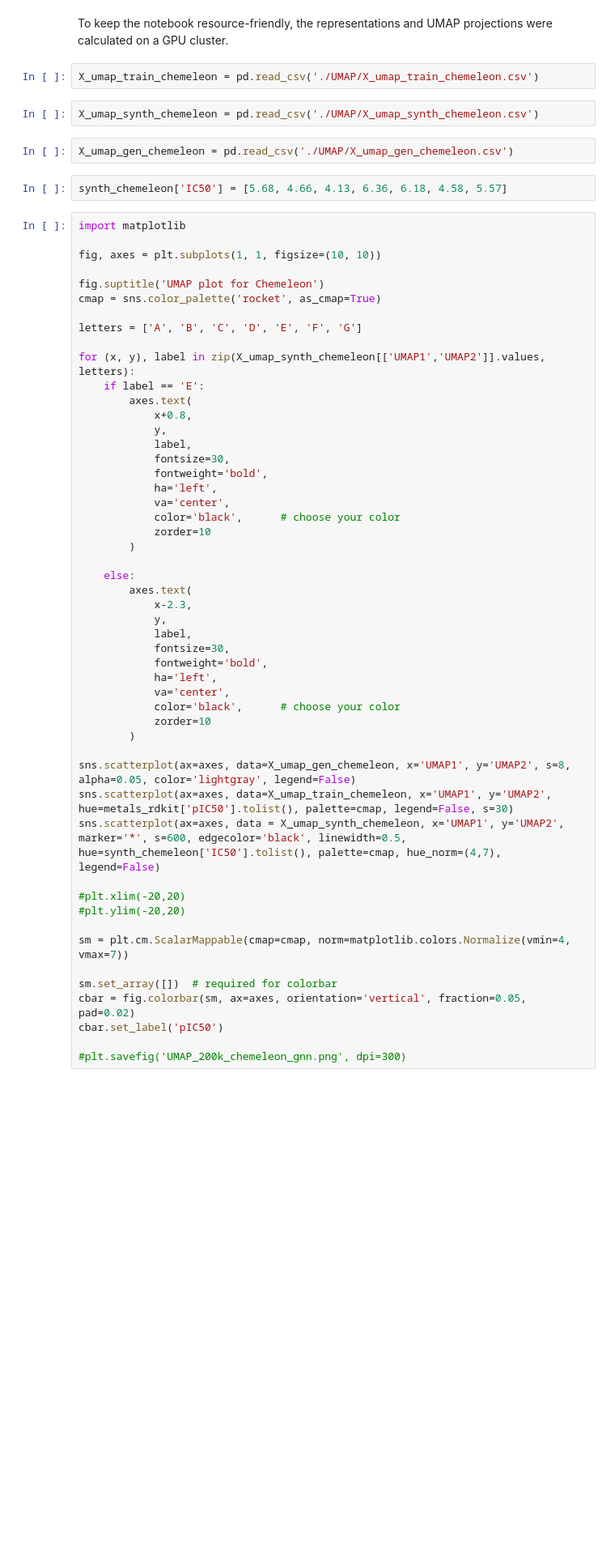
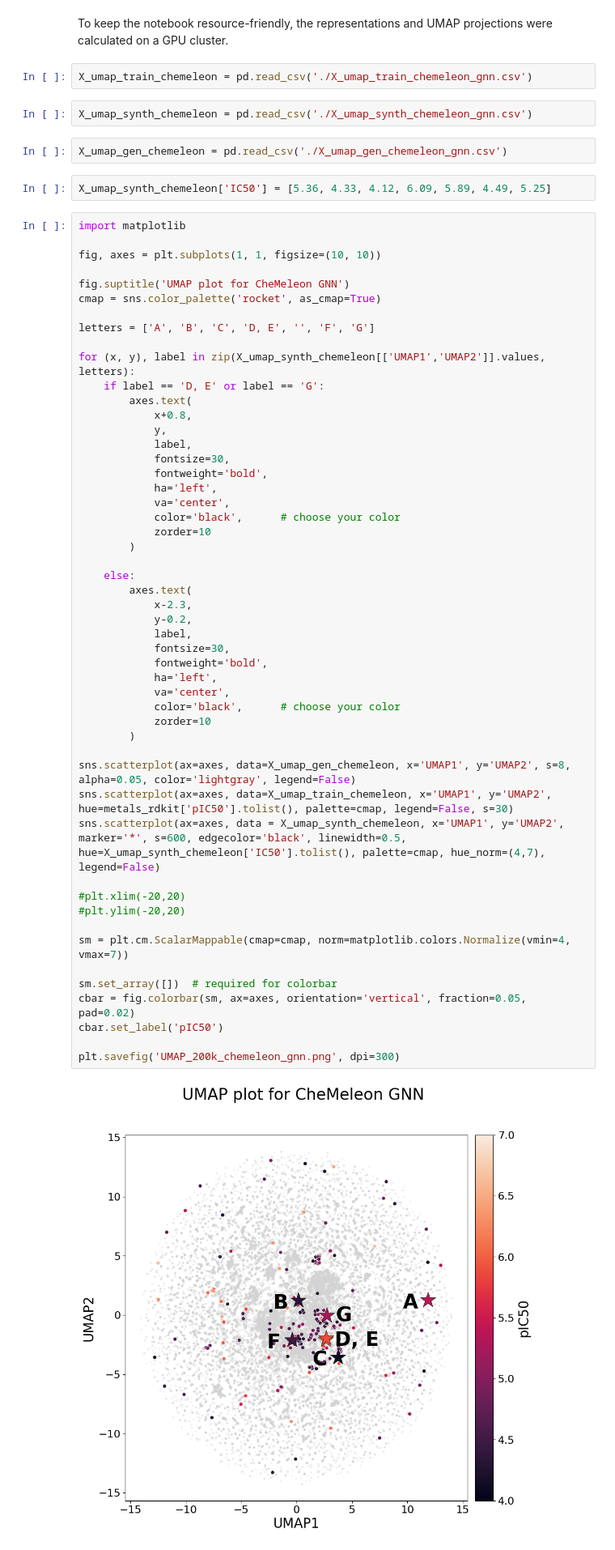
Before and after one commit to chimie-paristech-CTM/CyPRuS, a Jupyter notebook: umap/UMAP.ipynb, the cells around one changed output. Shown at 81% size. Drawn from its saved outputs; the diff is of its cells as text; blank space fills up the shorter version.

```diff
--- a/umap/UMAP.ipynb
+++ b/umap/UMAP.ipynb
@@ -481,25 +481,25 @@ cbar.set_label('pIC50')
 # %% [markdown]
 To keep the notebook resource-friendly, the representations and UMAP projections were calculated on a GPU cluster.
 # %%
-X_umap_train_chemeleon = pd.read_csv('./UMAP/X_umap_train_chemeleon.csv')
+X_umap_train_chemeleon = pd.read_csv('./X_umap_train_chemeleon_gnn.csv')
 # %%
-X_umap_synth_chemeleon = pd.read_csv('./UMAP/X_umap_synth_chemeleon.csv')
+X_umap_synth_chemeleon = pd.read_csv('./X_umap_synth_chemeleon_gnn.csv')
 # %%
-X_umap_gen_chemeleon = pd.read_csv('./UMAP/X_umap_gen_chemeleon.csv')
+X_umap_gen_chemeleon = pd.read_csv('./X_umap_gen_chemeleon_gnn.csv')
 # %%
-synth_chemeleon['IC50'] = [5.68, 4.66, 4.13, 6.36, 6.18, 4.58, 5.57]
+X_umap_synth_chemeleon['IC50'] = [5.36, 4.33, 4.12, 6.09, 5.89, 4.49, 5.25]
 # %%
 import matplotlib
 
 fig, axes = plt.subplots(1, 1, figsize=(10, 10))
 
-fig.suptitle('UMAP plot for Chemeleon')
+fig.suptitle('UMAP plot for CheMeleon GNN')
 cmap = sns.color_palette('rocket', as_cmap=True)
 
-letters = ['A', 'B', 'C', 'D', 'E', 'F', 'G']
+letters = ['A', 'B', 'C', 'D, E', '', 'F', 'G']
 
 for (x, y), label in zip(X_umap_synth_chemeleon[['UMAP1','UMAP2']].values, letters):
-    if label == 'E':
+    if label == 'D, E' or label == 'G':
         axes.text(
             x+0.8,
             y,
@@ -509,33 +509,35 @@ for (x, y), label in zip(X_umap_synth_chemeleon[['UMAP1','UMAP2']].values, lette
             ha='left',
             va='center',
             color='black',      # choose your color
             zorder=10
         )
 
     else:
         axes.text(
             x-2.3,
-            y,
+            y-0.2,
             label,
             fontsize=30,
             fontweight='bold',
             ha='left',
             va='center',
             color='black',      # choose your color
             zorder=10
         )
 
 sns.scatterplot(ax=axes, data=X_umap_gen_chemeleon, x='UMAP1', y='UMAP2', s=8, alpha=0.05, color='lightgray', legend=False)
 sns.scatterplot(ax=axes, data=X_umap_train_chemeleon, x='UMAP1', y='UMAP2', hue=metals_rdkit['pIC50'].tolist(), palette=cmap, legend=False, s=30)
-sns.scatterplot(ax=axes, data = X_umap_synth_chemeleon, x='UMAP1', y='UMAP2', marker='*', s=600, edgecolor='black', linewidth=0.5, hue=synth_chemeleon['IC50'].tolist(), palette=cmap, hue_norm=(4,7), legend=False)
+sns.scatterplot(ax=axes, data = X_umap_synth_chemeleon, x='UMAP1', y='UMAP2', marker='*', s=600, edgecolor='black', linewidth=0.5, hue=X_umap_synth_chemeleon['IC50'].tolist(), palette=cmap, hue_norm=(4,7), legend=False)
 
 #plt.xlim(-20,20)
 #plt.ylim(-20,20)
 
 sm = plt.cm.ScalarMappable(cmap=cmap, norm=matplotlib.colors.Normalize(vmin=4, vmax=7))
 
 sm.set_array([])  # required for colorbar
 cbar = fig.colorbar(sm, ax=axes, orientation='vertical', fraction=0.05, pad=0.02)
 cbar.set_label('pIC50')
 
-#plt.savefig('UMAP_200k_chemeleon_gnn.png', dpi=300)
+plt.savefig('UMAP_200k_chemeleon_gnn.png', dpi=300)
+# %% [output]
+[figure, added]
```
Also changed, not shown: parts of 6 cells of this notebook, 49 other files.
